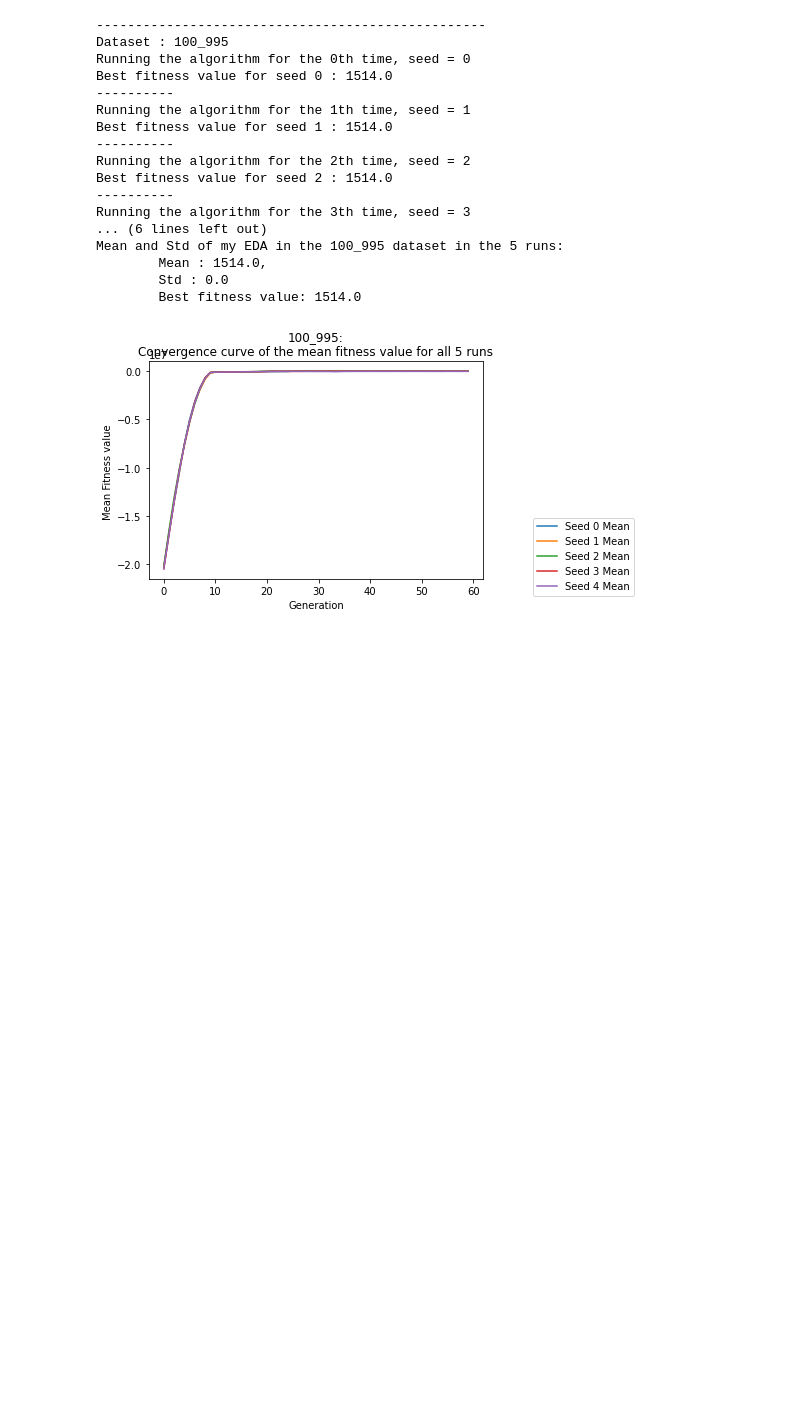
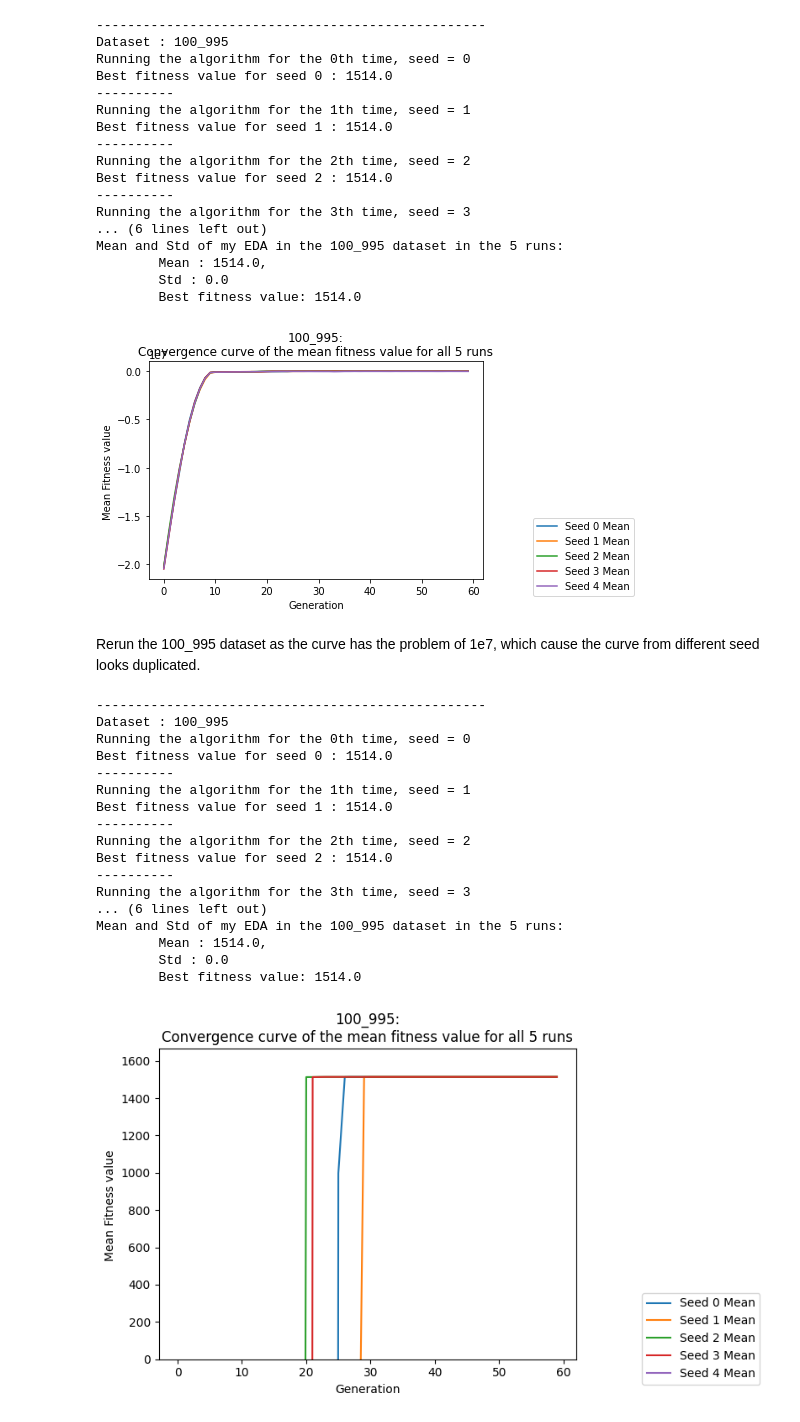
Before and after one commit to Yun-K/aiml426-a2, a Jupyter notebook: p2/p2.ipynb, the cells around one changed output. Saved outputs shown, nothing was run; the diff lists cells and outputs as text; code cells hidden in the pictures; blank space fills up the shorter version.

Commit message:
fix the plot issue of teh last figure

```diff
--- a/p2/p2.ipynb
+++ b/p2/p2.ipynb
@@ -248,6 +248,9 @@ def run_EDA(ds:Knapsack, n=5):
     plt.xlabel('Generation')
     plt.ylabel('Mean Fitness value ')
     plt.legend(bbox_to_anchor =(1.3,-0.1), loc='lower center')
+    # solve the 1e-6 problem, just for the 100_995 dataset
+    if ds.name == '100_995':
+        plt.ylim(0, 1.1*max([stat['best'].get_fitness(ds) for stat in stats_list]))
     plt.show()
 # %%
 DATASET_PATH = ["10_269", "23_10000", "100_995"]
@@ -313,3 +314,27 @@ Mean and Std of my EDA in the 100_995 dataset in the 5 runs:
         Std : 0.0
         Best fitness value: 1514.0
 [figure]
+# %% [markdown]
+Rerun the 100_995 dataset as the curve has the problem of 1e7, which cause the curve from different seed looks duplicated.
+# %%
+ds = Knapsack.constructFromFile("100_995")
+run_EDA(ds, n = 5)
+# %% [output]
+--------------------------------------------------
+Dataset : 100_995
+Running the algorithm for the 0th time, seed = 0
+Best fitness value for seed 0 : 1514.0
+----------
+Running the algorithm for the 1th time, seed = 1
+Best fitness value for seed 1 : 1514.0
+----------
+Running the algorithm for the 2th time, seed = 2
+Best fitness value for seed 2 : 1514.0
+----------
+Running the algorithm for the 3th time, seed = 3
+... (6 lines left out)
+Mean and Std of my EDA in the 100_995 dataset in the 5 runs:
+        Mean : 1514.0,
+        Std : 0.0
+        Best fitness value: 1514.0
+[figure, added]
```
Also changed, not shown: parts of 1 cell of this notebook.
